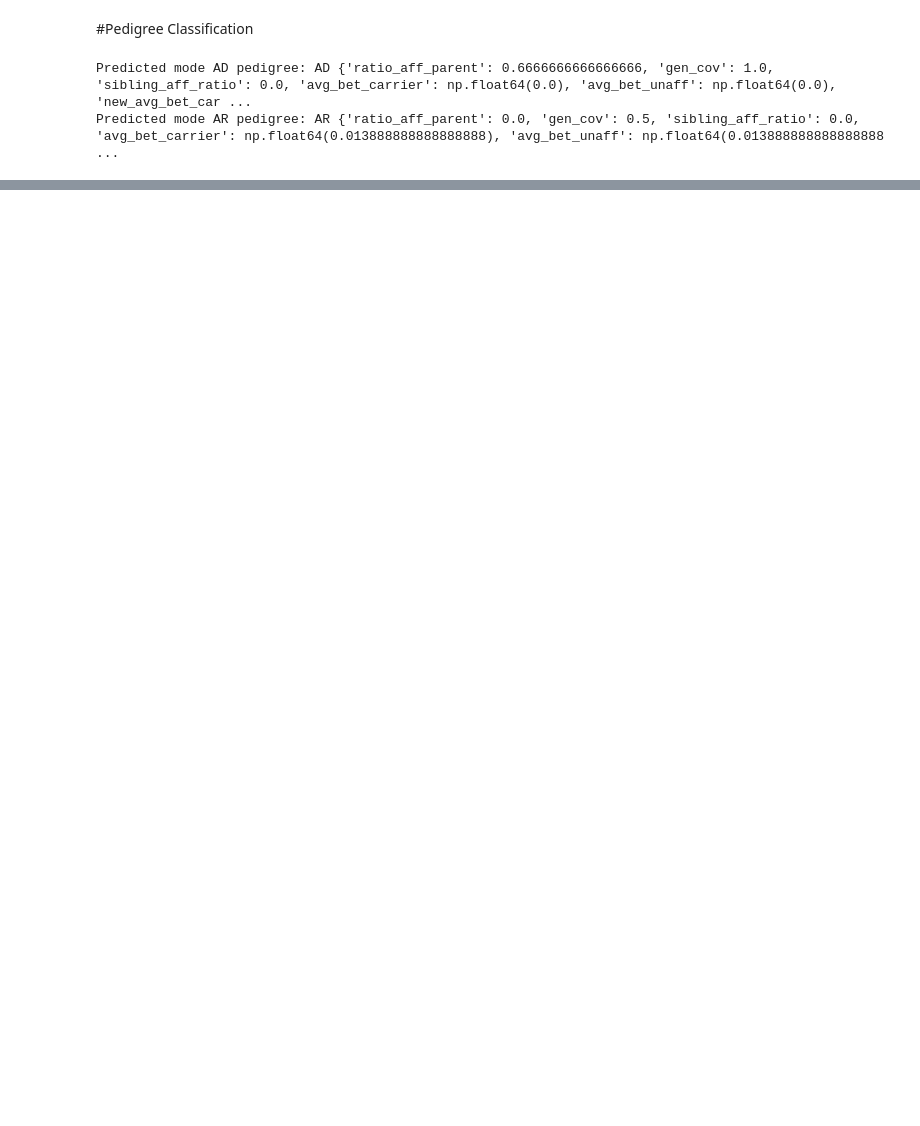
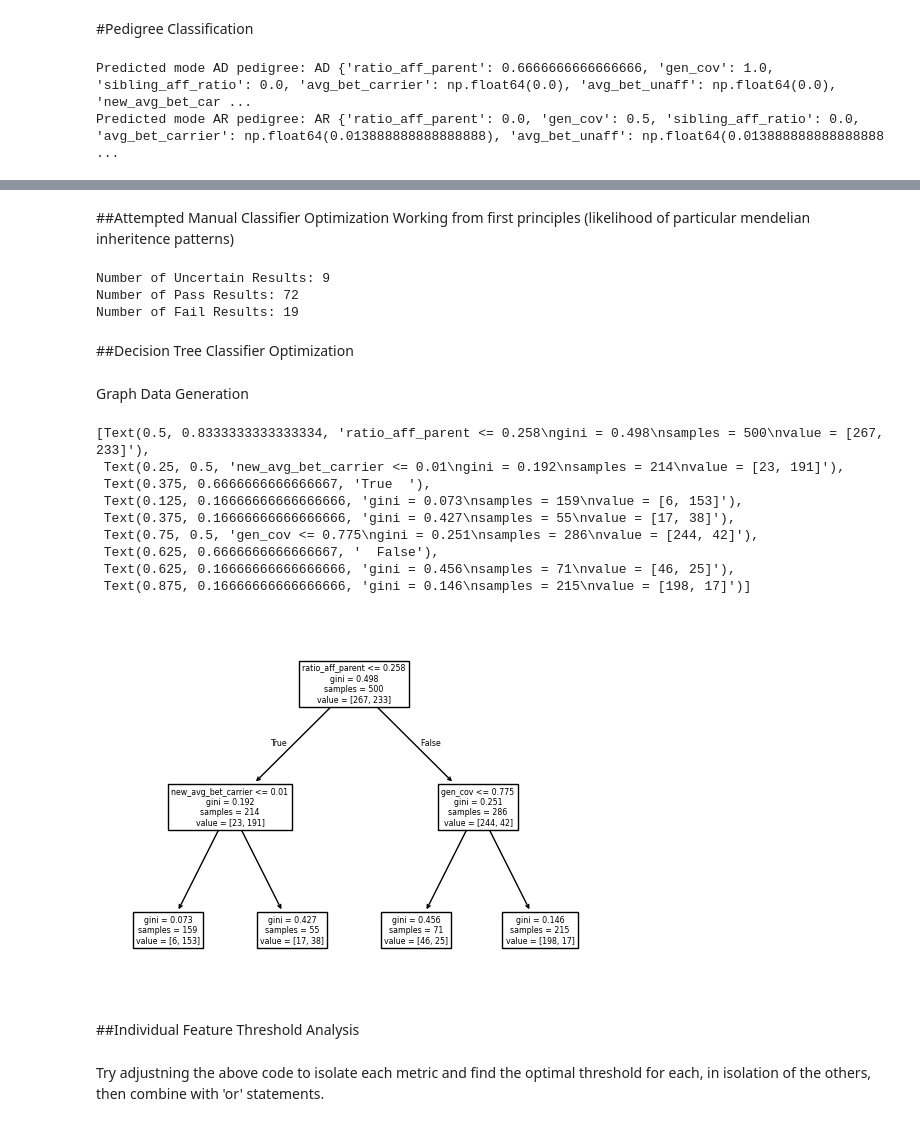
Before and after one commit to taylorngt/PedNet, a Jupyter notebook: PedigreeClassification.ipynb, the cells around one changed output, grey strips where cells are left out. Drawn from its saved outputs; the diff is of its cells as text; code cells hidden in the pictures; blank space fills up the shorter version.

```diff
--- a/PedigreeClassification.ipynb
+++ b/PedigreeClassification.ipynb
@@ -188,0 +475,3 @@ Predicted mode AR pedigree: AR {'ratio_aff_parent': 0.0, 'gen_cov': 0.5, 'siblin
+# %% [markdown]
+##Attempted Manual Classifier Optimization
+Working from first principles (likelihood of particular mendelian inheritence patterns)
@@ -188,0 +506,62 @@ Predicted mode AR pedigree: AR {'ratio_aff_parent': 0.0, 'gen_cov': 0.5, 'siblin
+# %%
+manual_classifier_test = pedigree_classifier_test(trials=100)
+uncertain_results = manual_classifier_test[manual_classifier_test['Test_Pass']=='Uncertain']
+pass_results = manual_classifier_test[manual_classifier_test['Test_Pass']=='Pass']
+fail_results = manual_classifier_test[manual_classifier_test['Test_Pass']=='Fail']
+print('Number of Uncertain Results:', len(uncertain_results))
+print('Number of Pass Results:', len(pass_results))
+print('Number of Fail Results:', len(fail_results))
+# %% [output]
+Number of Uncertain Results: 9
+Number of Pass Results: 72
+Number of Fail Results: 19
+# %% [markdown]
+##Decision Tree Classifier Optimization
+# %% [markdown]
+Graph Data Generation
+# %%
+def dag_feature_generation(number_entries= 5):
+
+    #dataframe to hold each trial entry graph features
+    dag_features_df = pd.DataFrame(columns= ['ratio_aff_parent', 'gen_cov', 'sibling_aff_ratio', 'avg_bet_carrer', 'avg_bet_unaff', 'new_avg_bet_carrier', 'mode'])
+
+    for i in range(number_entries):
+        FamilyID = 'Fam' + str(i+1)
+        trialMode = random.choice(['AR','AD'])
+        trial_df = pedigree_generator(FamilyID= FamilyID,
+                                      mode= trialMode,
+                                      max_children= random.randint(2,5),
+                                      generation_count= random.randint(2,4),
+                                      AffectedSpouse= True,
+                                      BackpropLikelihood= random.choice([0, 0.25, 0.5, 0.75, 1]),
+                                      alt_freq= random.randint(1,20)/100)
+        trial_dg = df_to_graph(trial_df)
+        trial_features_df = pd.DataFrame(pedigree_features(trial_dg), index=[0])
+        trial_features_df['mode'] = trialMode
+        dag_features_df = pd.concat(objs= [dag_features_df, trial_features_df], ignore_index=True)
+
+    return dag_features_df
+
+test_dag_feature_df = dag_feature_generation(number_entries= 500)
+tree_features = test_dag_feature_df[['ratio_aff_parent', 'gen_cov', 'sibling_aff_ratio', 'new_avg_bet_carrier']]
+tree_labels = test_dag_feature_df['mode']
+
+threshold_dtree = tree.DecisionTreeClassifier(max_depth=2)
+threshold_dtree.fit(tree_features, tree_labels)
+
+tree.plot_tree(threshold_dtree, feature_names= tree_features.columns)
+# %% [output]
+[Text(0.5, 0.8333333333333334, 'ratio_aff_parent <= 0.258\ngini = 0.498\nsamples = 500\nvalue = [267, 233]'),
+ Text(0.25, 0.5, 'new_avg_bet_carrier <= 0.01\ngini = 0.192\nsamples = 214\nvalue = [23, 191]'),
+ Text(0.375, 0.6666666666666667, 'True  '),
+ Text(0.125, 0.16666666666666666, 'gini = 0.073\nsamples = 159\nvalue = [6, 153]'),
+ Text(0.375, 0.16666666666666666, 'gini = 0.427\nsamples = 55\nvalue = [17, 38]'),
+ Text(0.75, 0.5, 'gen_cov <= 0.775\ngini = 0.251\nsamples = 286\nvalue = [244, 42]'),
+ Text(0.625, 0.6666666666666667, '  False'),
+ Text(0.625, 0.16666666666666666, 'gini = 0.456\nsamples = 71\nvalue = [46, 25]'),
+ Text(0.875, 0.16666666666666666, 'gini = 0.146\nsamples = 215\nvalue = [198, 17]')]
+[figure, added]
+# %% [markdown]
+##Individual Feature Threshold Analysis
+# %% [markdown]
+Try adjustning the above code to isolate each metric and find the optimal threshold for each, in isolation of the others, then combine with 'or' statements.
```
Also changed, not shown: parts of 8 cells of this notebook, 1 other file.
